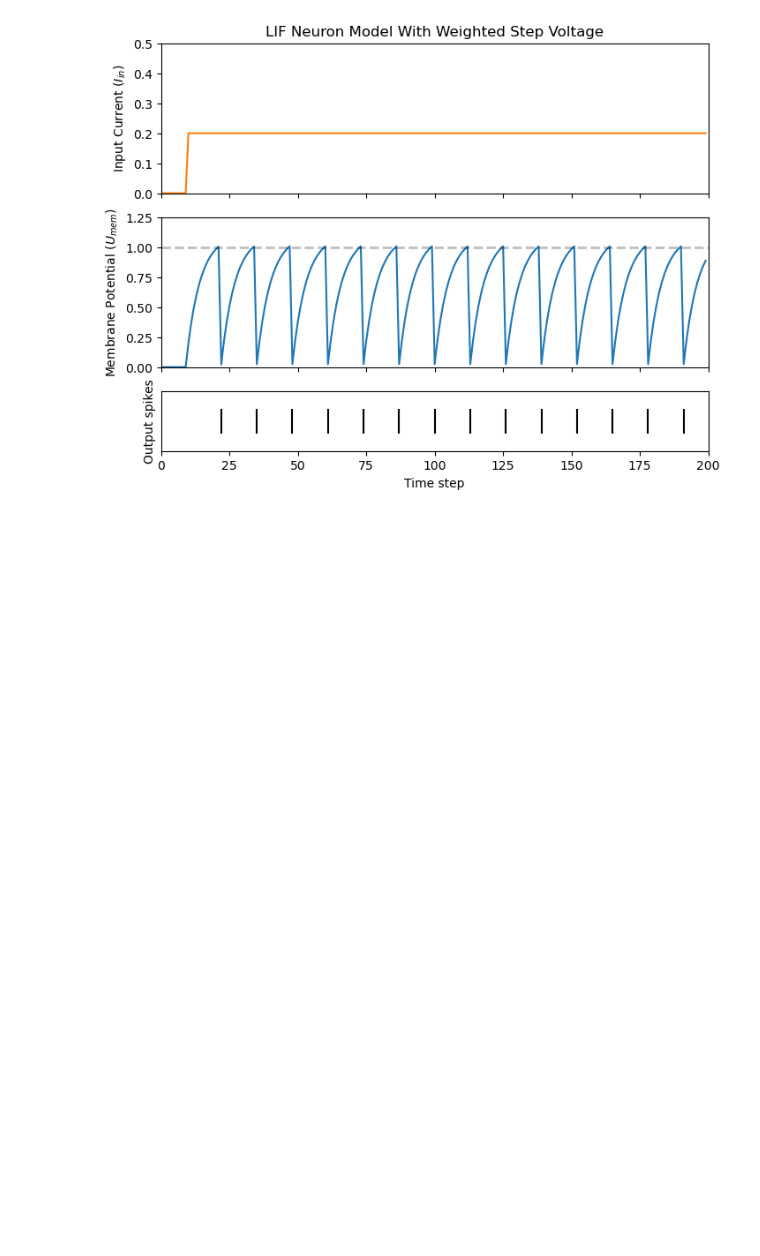
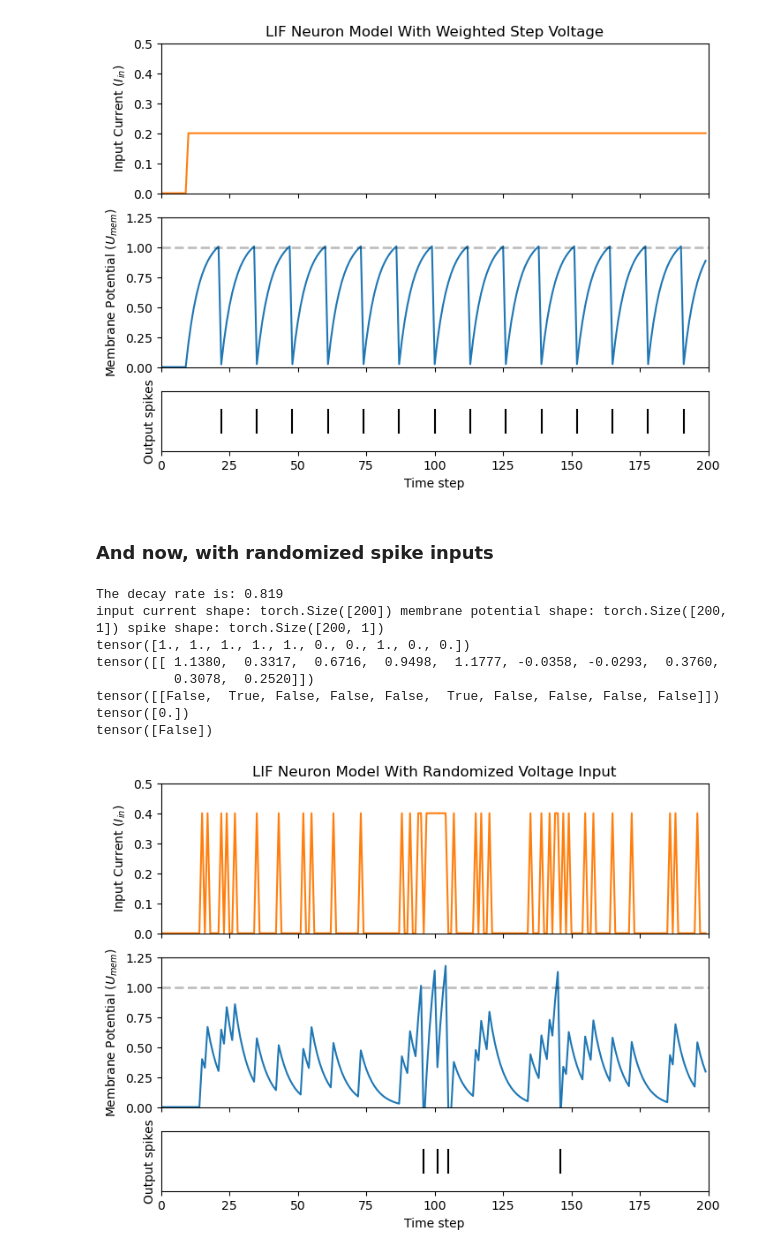
Before and after one commit to LGPolytech/Project_S9, a Jupyter notebook: Latex/Rapport/Rapport 2/code/tool.ipynb, the cells around one changed output. Saved outputs shown, nothing was run; the diff lists cells and outputs as text; code cells hidden in the pictures; blank space fills up the shorter version.

Commit message:
Encoding, neuron and loss

```diff
--- a/Latex/Rapport/Rapport 2/code/tool.ipynb
+++ b/Latex/Rapport/Rapport 2/code/tool.ipynb
@@ -232,3 +287,59 @@ plot_cur_mem_spk(x*w, mem_rec, spk_rec, thr_line=1,ylim_max1=0.5,
 # %% [output]
 The decay rate is: 0.819
 [figure]
+# %% [markdown]
+### And now, with randomized spike inputs
+# %%
+num_steps = 200
+
+# same code but with randomized spike input (majority of input is 0, the rest is 1 at random intervals)
+x = torch.cat((torch.zeros(10),
+               (torch.randint(0, 100, (190,)) > 80).float()),
+              0)
+mem_rec = []
+spk_rec = []
+
+
+mem_temp = torch.zeros(1)
+spk_out_temp = torch.zeros(1)
+
+# parameters
+w = 0.4
+delta_t = torch.tensor(1e-3)
+tau = torch.tensor(5e-3)
+beta = torch.exp(-delta_t/tau)
+print(f"The decay rate is: {beta:.3f}")
+
+
+# neuron simulation
+for step in range(num_steps):
+    spk_out_temp, mem_temp = leaky_integrate_and_fire(
+        mem_temp, x[step], w=w, beta=beta)
+    mem_rec.append(mem_temp)
+    spk_rec.append(spk_out_temp)
+
+# convert lists to tensors
+mem_rec = torch.stack(mem_rec)
+spk_rec = torch.stack(spk_rec)
+
+print("input current shape:", x.shape, "membrane potential shape:",
+      mem_rec.shape, "spike shape:", spk_rec.shape)
+
+print(x[100:110])
+print(mem_rec[100:110].T)
+print(spk_rec[100:110].T)
+print(mem_rec[0])
+print(spk_rec[0])
+
+plot_cur_mem_spk(x*w, mem_rec, spk_rec, thr_line=1, ylim_max1=0.5,
+                 title="LIF Neuron Model With Randomized Voltage Input")
+# %% [output]
+The decay rate is: 0.819
+input current shape: torch.Size([200]) membrane potential shape: torch.Size([200, 1]) spike shape: torch.Size([200, 1])
+tensor([1., 1., 1., 1., 1., 0., 0., 1., 0., 0.])
+tensor([[ 1.1380,  0.3317,  0.6716,  0.9498,  1.1777, -0.0358, -0.0293,  0.3760,
+          0.3078,  0.2520]])
+tensor([[False,  True, False, False, False,  True, False, False, False, False]])
+tensor([0.])
+tensor([False])
+[figure, added]
```
Also changed, not shown: parts of 5 cells of this notebook, 32 other files.
